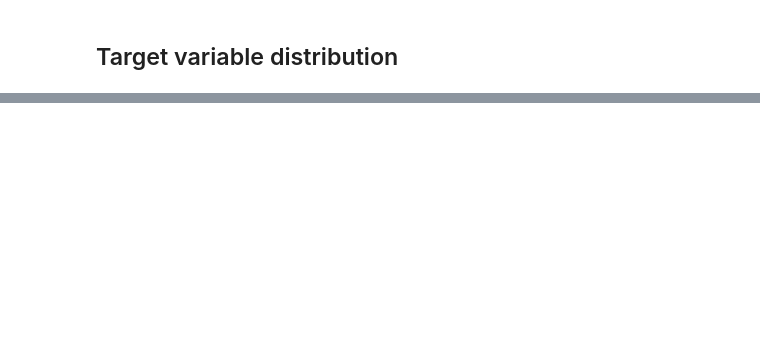
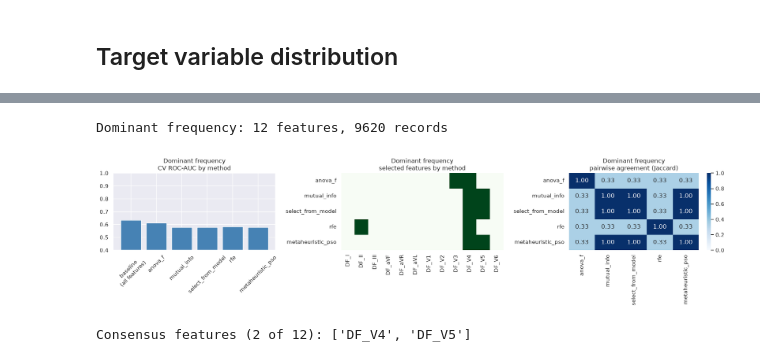
Before and after one commit to AGE90/ptbxl-challenge, a Jupyter notebook: notebooks/04-AGE-feture_selection.ipynb, the cells around one changed output, grey strips where cells are left out. Cells and saved outputs as stored; diff of their text form; code cells hidden in the pictures; blank space fills up the shorter version.

```diff
--- a/notebooks/04-AGE-feture_selection.ipynb
+++ b/notebooks/04-AGE-feture_selection.ipynb
@@ -480,0 +176,10 @@ Using these leads as a basis for feature extraction, such as dominant frequency
+# %%
+SELECTION_SAMPLE_SIZE = 2000
+
+selection_idx, _ = train_test_split(
+    dataset_metadata.index,
+    train_size=SELECTION_SAMPLE_SIZE,
+    stratify=dataset_metadata[target_column],
+    random_state=RANDOM_STATE,
+)
+print(f'Selection subsample size: {len(selection_idx)}')
@@ -480,0 +279,17 @@ Using these leads as a basis for feature extraction, such as dominant frequency
+# %%
+dominant_frequency_features = pd.read_csv(data_processed_dir('dominant_freq_dataset.csv')).set_index('ecg_id')
+domain_frames['dominant_frequency'] = dominant_frequency_features
+print(f'Dominant frequency: {dominant_frequency_features.shape[1]} features, {len(dominant_frequency_features)} records')
+
+X_dom = dominant_frequency_features.loc[selection_idx]
+y_dom = dataset_metadata.loc[selection_idx, target_column].astype(int)
+
+results, votes, jaccard, consensus, baseline_score = select_domain_features(X_dom, y_dom)
+consensus_features_by_domain['dominant_frequency'] = consensus
+plot_domain_selection('Dominant frequency', X_dom, results, jaccard, baseline_score)
+
+print(f'Consensus features ({len(consensus)} of {X_dom.shape[1]}): {consensus}')
+# %% [output]
+Dominant frequency: 12 features, 9620 records
+[figure, added]
+Consensus features (2 of 12): ['DF_V4', 'DF_V5']
```
Also changed, not shown: parts of 61 cells of this notebook, 2 other files.
